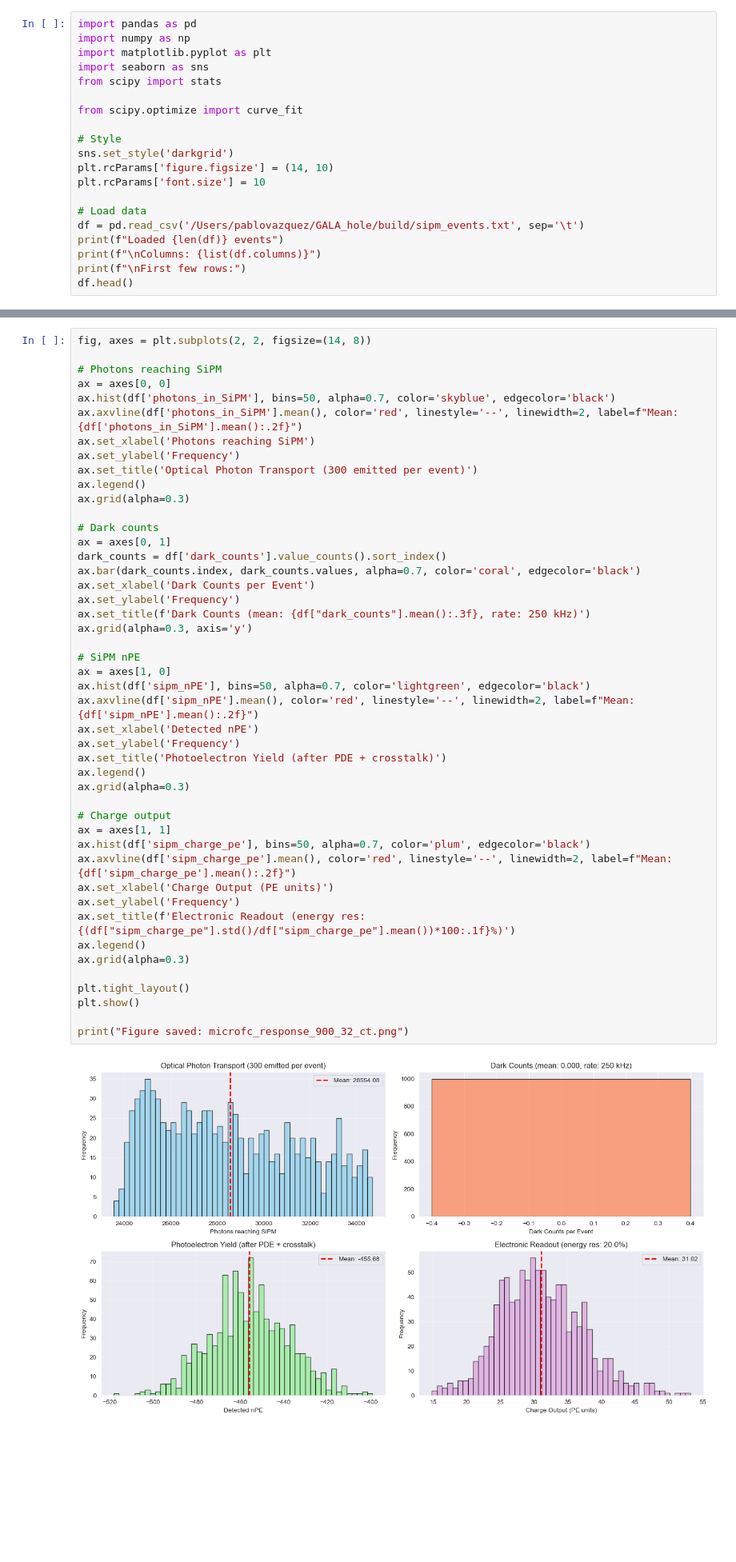
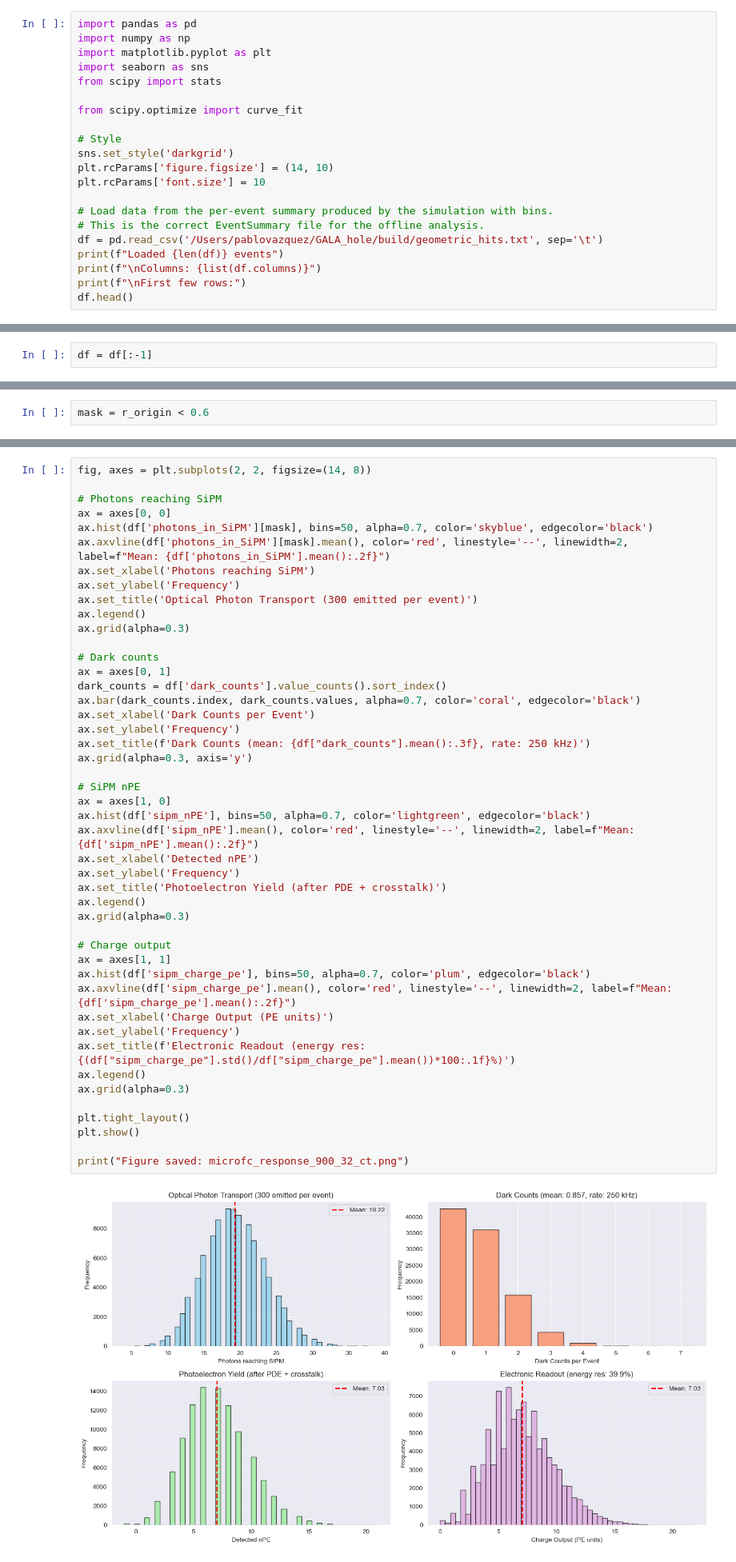
Before and after one commit to pablovzqz/GALA_hole, a Jupyter notebook: analysis/Analysis.ipynb, the cells around one changed output, grey strips where cells are left out. Shown at 80% size. Saved outputs shown, nothing was run; the diff lists cells and outputs as text; blank space fills up the shorter version.

```diff
--- a/analysis/Analysis.ipynb
+++ b/analysis/Analysis.ipynb
@@ -12,8 +12,9 @@ sns.set_style('darkgrid')
 plt.rcParams['figure.figsize'] = (14, 10)
 plt.rcParams['font.size'] = 10
 
-# Load data
-df = pd.read_csv('/Users/pablovazquez/GALA_hole/build/sipm_events.txt', sep='\t')
+# Load data from the per-event summary produced by the simulation with bins.
+# This is the correct EventSummary file for the offline analysis.
+df = pd.read_csv('/Users/pablovazquez/GALA_hole/build/geometric_hits.txt', sep='\t')
 print(f"Loaded {len(df)} events")
 print(f"\nColumns: {list(df.columns)}")
 print(f"\nFirst few rows:")
@@ -32,0 +34,2 @@ First few rows:
+# %%
+df = df[:-1]
@@ -96,3 +125,5 @@ Photon Origin Statistics:
+# %%
+mask = r_origin < 0.6
 # %%
 counts_radial, bins_radial, _ = stats.binned_statistic(r_origin.to_numpy(), df['sipm_charge_pe'].to_numpy(), statistic='mean', bins=30)
 bins_radial_centers = (bins_radial[:-1] + bins_radial[1:]) / 2
@@ -149,8 +189,8 @@ fig, axes = plt.subplots(2, 2, figsize=(14, 8))
 
 # Photons reaching SiPM
 ax = axes[0, 0]
-ax.hist(df['photons_in_SiPM'], bins=50, alpha=0.7, color='skyblue', edgecolor='black')
-ax.axvline(df['photons_in_SiPM'].mean(), color='red', linestyle='--', linewidth=2, label=f"Mean: {df['photons_in_SiPM'].mean():.2f}")
+ax.hist(df['photons_in_SiPM'][mask], bins=50, alpha=0.7, color='skyblue', edgecolor='black')
+ax.axvline(df['photons_in_SiPM'][mask].mean(), color='red', linestyle='--', linewidth=2, label=f"Mean: {df['photons_in_SiPM'].mean():.2f}")
 ax.set_xlabel('Photons reaching SiPM')
 ax.set_ylabel('Frequency')
 ax.set_title('Optical Photon Transport (300 emitted per event)')
@@ -164,34 +204,34 @@ ax.bar(dark_counts.index, dark_counts.values, alpha=0.7, color='coral', edgecolo
 ax.set_xlabel('Dark Counts per Event')
 ax.set_ylabel('Frequency')
 ax.set_title(f'Dark Counts (mean: {df["dark_counts"].mean():.3f}, rate: 250 kHz)')
 ax.grid(alpha=0.3, axis='y')
 
 # SiPM nPE
 ax = axes[1, 0]
 ax.hist(df['sipm_nPE'], bins=50, alpha=0.7, color='lightgreen', edgecolor='black')
 ax.axvline(df['sipm_nPE'].mean(), color='red', linestyle='--', linewidth=2, label=f"Mean: {df['sipm_nPE'].mean():.2f}")
 ax.set_xlabel('Detected nPE')
 ax.set_ylabel('Frequency')
 ax.set_title('Photoelectron Yield (after PDE + crosstalk)')
 ax.legend()
 ax.grid(alpha=0.3)
 
 # Charge output
 ax = axes[1, 1]
 ax.hist(df['sipm_charge_pe'], bins=50, alpha=0.7, color='plum', edgecolor='black')
 ax.axvline(df['sipm_charge_pe'].mean(), color='red', linestyle='--', linewidth=2, label=f"Mean: {df['sipm_charge_pe'].mean():.2f}")
 ax.set_xlabel('Charge Output (PE units)')
 ax.set_ylabel('Frequency')
 ax.set_title(f'Electronic Readout (energy res: {(df["sipm_charge_pe"].std()/df["sipm_charge_pe"].mean())*100:.1f}%)')
 ax.legend()
 ax.grid(alpha=0.3)
 
 plt.tight_layout()
 plt.show()
 
 print("Figure saved: microfc_response_900_32_ct.png")
 # %% [output]
-[figure, old version]
+[figure, new version]
 Figure saved: microfc_response_900_32_ct.png
 # %% [markdown]
 ## 2. PDE and Crosstalk Analysis
```
Also changed, not shown: parts of 10 cells of this notebook, 15 other files.
